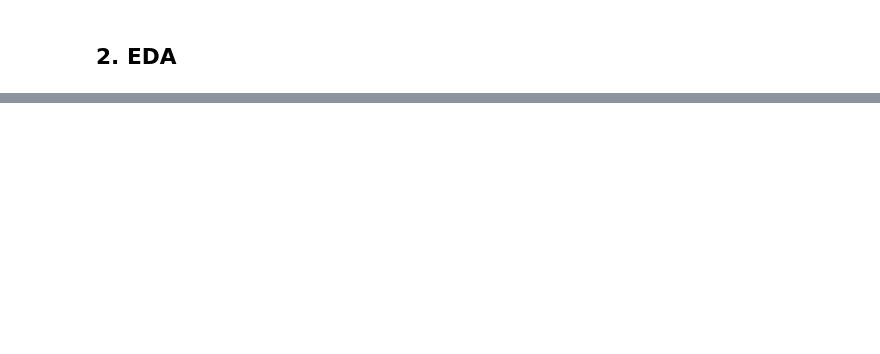
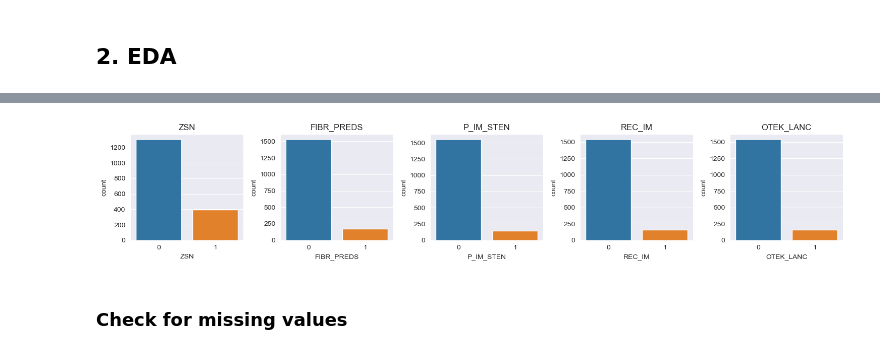
Before and after one commit to danghaidang04/Myocardial_Infraction_Complications_Analysis, a Jupyter notebook: main.ipynb, the cells around one changed output, grey strips where cells are left out. Cells and saved outputs as stored; diff of their text form; code cells hidden in the pictures; blank space fills up the shorter version.

```diff
--- a/main.ipynb
+++ b/main.ipynb
@@ -89,0 +117,24 @@ y4 test: 255
+# %%
+fig, axs = plt.subplots(1, 5, figsize=(15, 3))
+
+sns.countplot(x='ZSN', data=data, ax=axs[0])
+axs[0].set_title('ZSN')
+
+sns.countplot(x='FIBR_PREDS', data=data, ax=axs[1])
+axs[1].set_title('FIBR_PREDS')
+
+sns.countplot(x='P_IM_STEN', data=data, ax=axs[2])
+axs[2].set_title('P_IM_STEN')
+
+sns.countplot(x='REC_IM', data=data, ax=axs[3])
+axs[3].set_title('REC_IM')
+
+sns.countplot(x='OTEK_LANC', data=data, ax=axs[4])
+axs[4].set_title('OTEK_LANC')
+
+plt.tight_layout()
+plt.show()
+# %% [output]
+[figure, added]
+# %% [markdown]
+### Check for missing values
```
Also changed, not shown: parts of 29 cells of this notebook, 1 other file.
